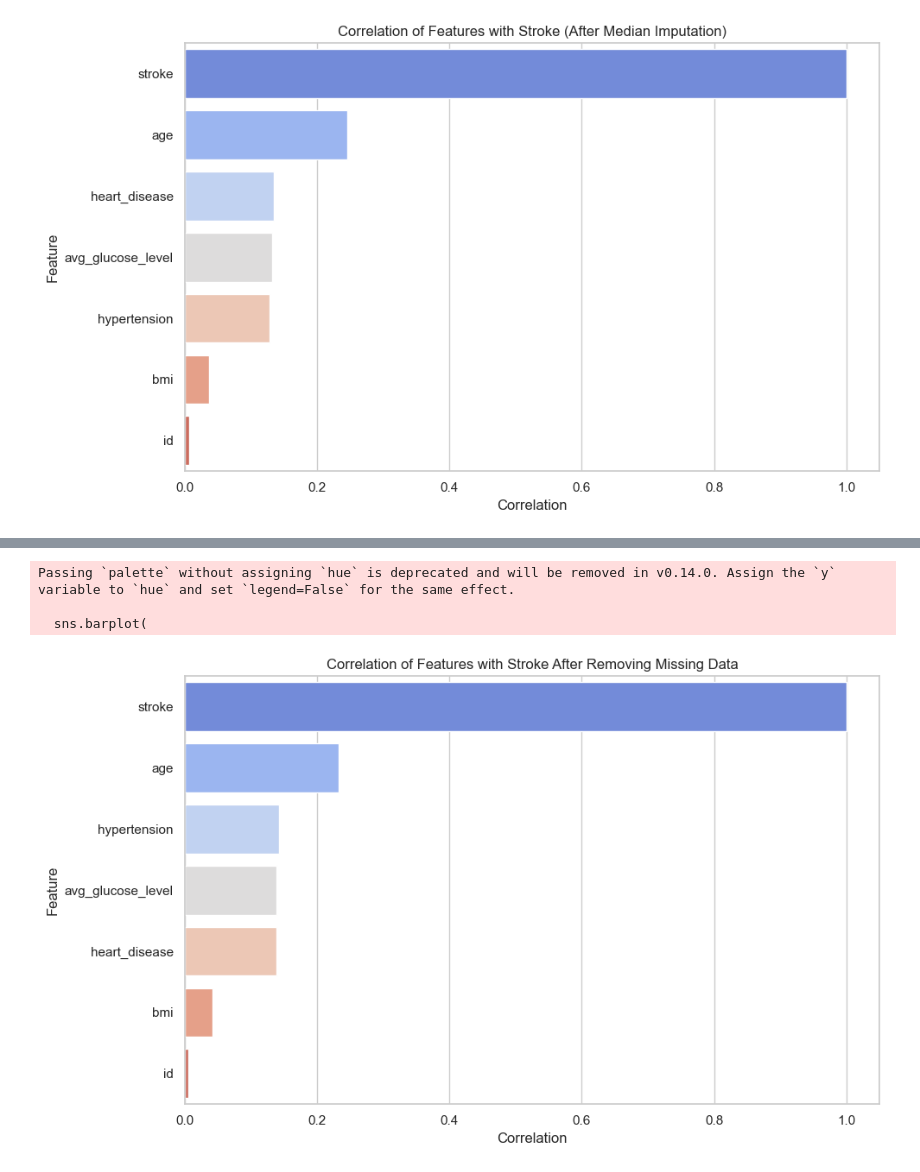
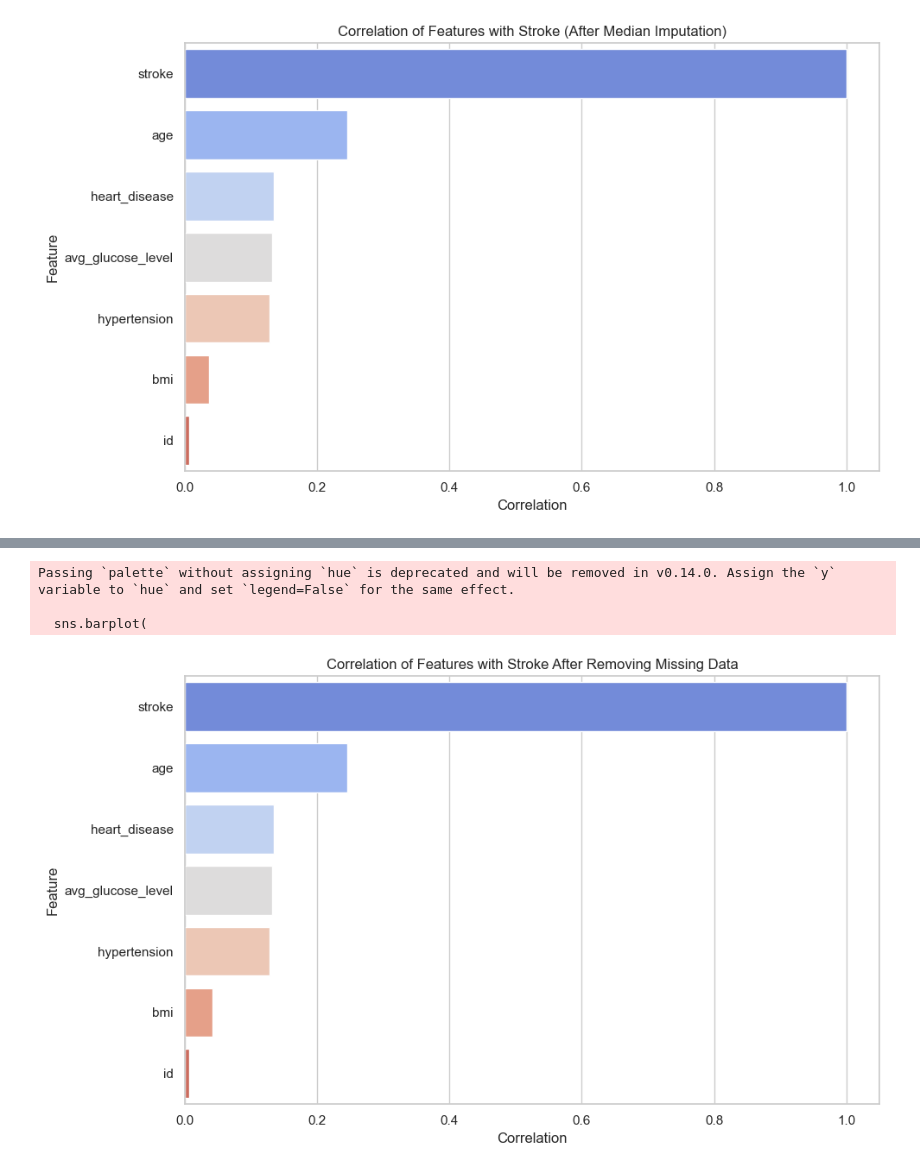
Before and after one commit to mazen4bs/stoke-prediction-machine-learning, a Jupyter notebook: stroke prediction/notebooks/stroke_analysis_phase1.ipynb, the cells around one changed output, grey strips where cells are left out. Cells and saved outputs as stored; diff of their text form; code cells hidden in the pictures.

```diff
--- a/stroke prediction/notebooks/stroke_analysis_phase1.ipynb
+++ b/stroke prediction/notebooks/stroke_analysis_phase1.ipynb
@@ -861,18 +939,20 @@ Name: stroke, dtype: float64
 # %%
+##checking to see if other values are affected
+
 # Plot the correlation values as a bar chart
 plt.figure(figsize=(10, 6))
 sns.barplot(
-    x=correlation_after_removal.values,
-    y=correlation_after_removal.index,
+    x=correlation_with_stroke.values,
+    y=correlation_with_stroke.index,
     palette='coolwarm'
 )
 plt.title('Correlation of Features with Stroke After Removing Missing Data')
 plt.xlabel('Correlation')
 plt.ylabel('Feature')
 plt.tight_layout()
 plt.show()
 # %% [output]
 Passing `palette` without assigning `hue` is deprecated and will be removed in v0.14.0. Assign the `y` variable to `hue` and set `legend=False` for the same effect.
 
   sns.barplot(
-[figure, old version]
+[figure, new version]
```
Also changed, not shown: parts of 28 cells of this notebook.
